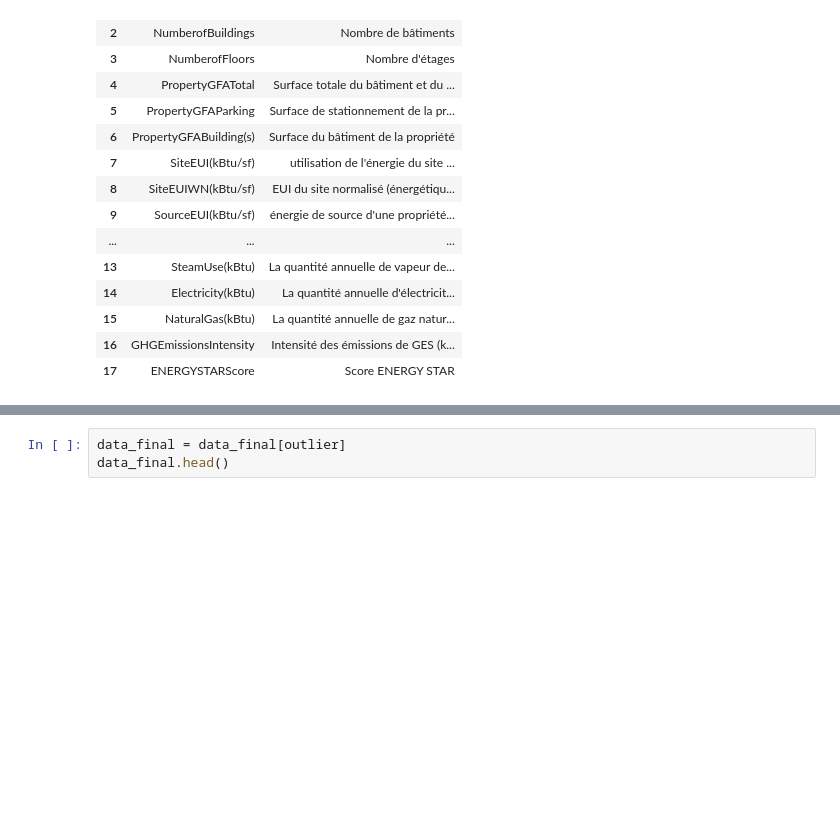
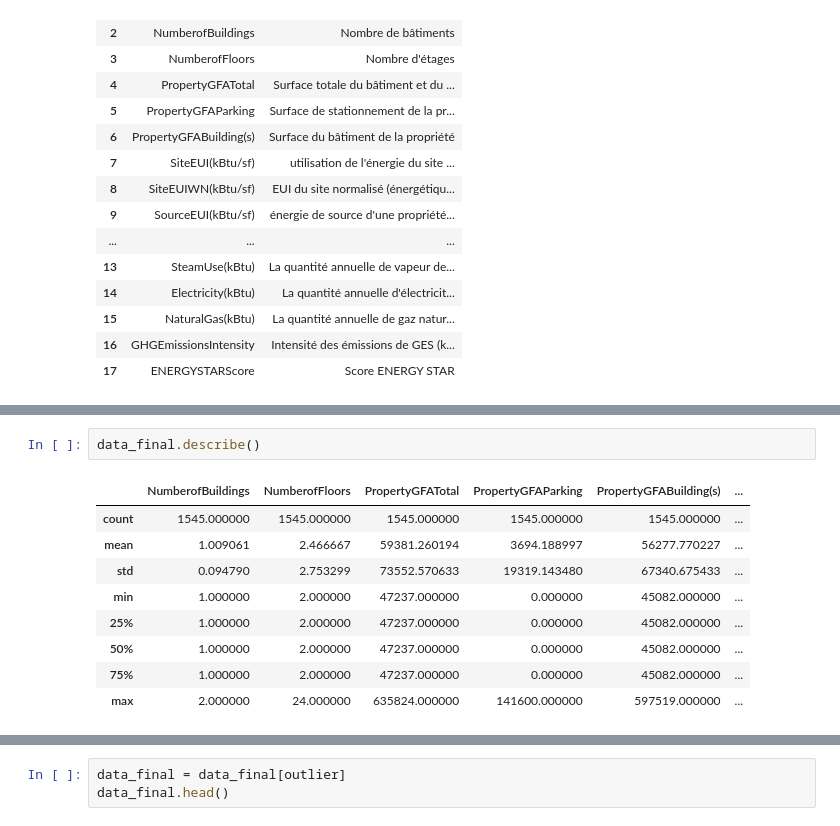
Before and after one commit to Vinyl-237/Anticipez-les-besoins-en-consommation-de-b-timents, a Jupyter notebook: noteBook.ipynb, the cells around one changed output, grey strips where cells are left out. Drawn from its saved outputs; the diff is of its cells as text; blank space fills up the shorter version.

```diff
--- a/noteBook.ipynb
+++ b/noteBook.ipynb
@@ -436,3 +566,15 @@ boxplotQuanti(data_final, quanti)
+# %%
+data_final.describe()
+# %% [output]
+|  | NumberofBuildings | NumberofFloors | PropertyGFATotal | PropertyGFAParking | PropertyGFABuilding(s) | ... |
+| count | 1545.000000 | 1545.000000 | 1545.000000 | 1545.000000 | 1545.000000 | ... |
+| mean | 1.009061 | 2.466667 | 59381.260194 | 3694.188997 | 56277.770227 | ... |
+| std | 0.094790 | 2.753299 | 73552.570633 | 19319.143480 | 67340.675433 | ... |
+| min | 1.000000 | 2.000000 | 47237.000000 | 0.000000 | 45082.000000 | ... |
+| 25% | 1.000000 | 2.000000 | 47237.000000 | 0.000000 | 45082.000000 | ... |
+| 50% | 1.000000 | 2.000000 | 47237.000000 | 0.000000 | 45082.000000 | ... |
+| 75% | 1.000000 | 2.000000 | 47237.000000 | 0.000000 | 45082.000000 | ... |
+| max | 2.000000 | 24.000000 | 635824.000000 | 141600.000000 | 597519.000000 | ... |
 # %%
 # Détection des valeurs abérrantes
 ## Methode de l'intervalle interquartile des variables quantitatives
```
Also changed, not shown: parts of 14 cells of this notebook.
